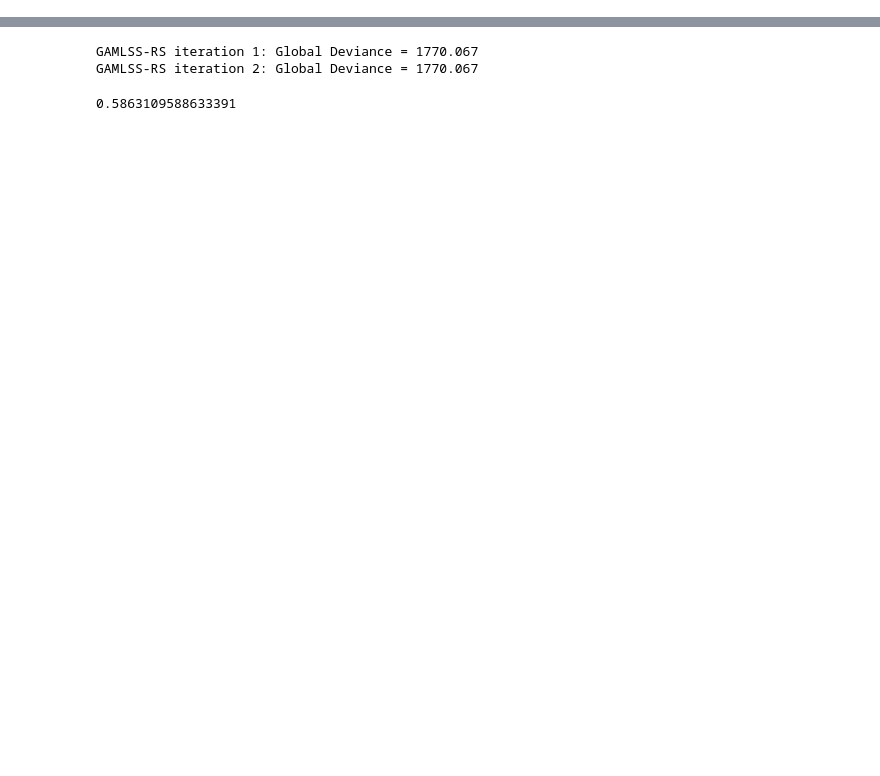
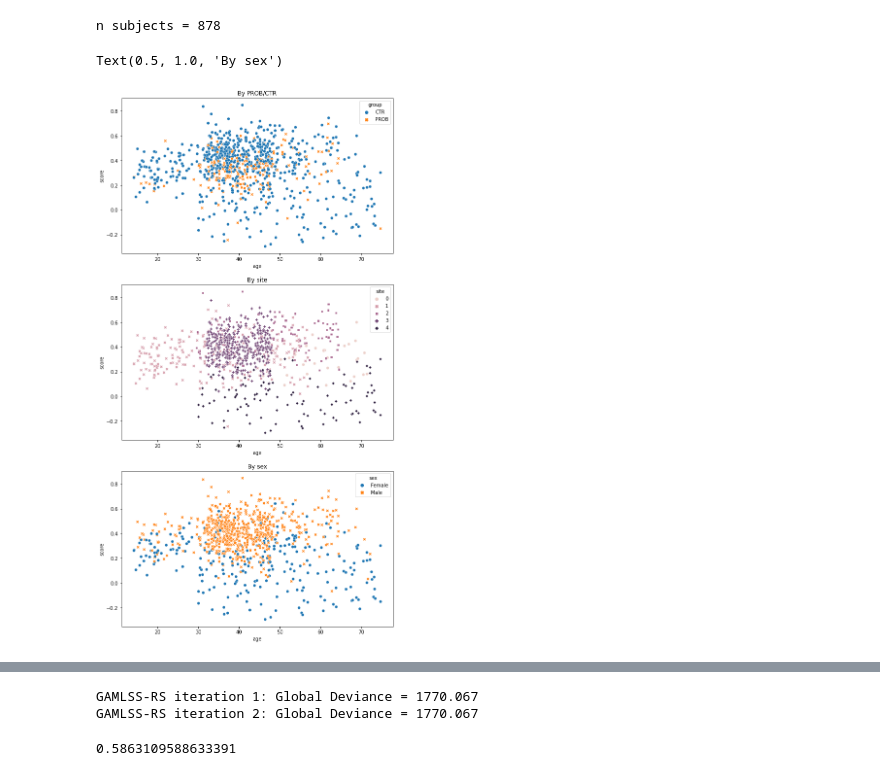
Before and after one commit to ppsp-team/PyNM, a Jupyter notebook: tutorials/r_test.ipynb, the cells around one changed output, grey strips where cells are left out. Cells and saved outputs as stored; diff of their text form; code cells hidden in the pictures; blank space fills up the shorter version.

```diff
--- a/tutorials/r_test.ipynb
+++ b/tutorials/r_test.ipynb
@@ -14,0 +56,18 @@ pandas2ri.activate()
+# %%
+df = generate_data(n_sites=5,sample_size=35,randseed=650)
+print('n subjects = {}'.format(df.shape[0]))
+# %% [output]
+n subjects = 878
+# %%
+fig,ax = plt.subplots(3,1,figsize=(10,20))
+
+sns.scatterplot(data=df, x='age', y='score', hue='group', style='group',ax=ax[0])
+sns.scatterplot(data=df, x='age', y='score', hue='site', style='site',ax=ax[1])
+sns.scatterplot(data=df, x='age', y='score', hue='sex', style='sex',ax=ax[2])
+
+ax[0].set_title('By PROB/CTR')
+ax[1].set_title('By site')
+ax[2].set_title('By sex')
+# %% [output]
+Text(0.5, 1.0, 'By sex')
+[figure, added]
```
Also changed, not shown: parts of 21 cells of this notebook, 2 other files.
